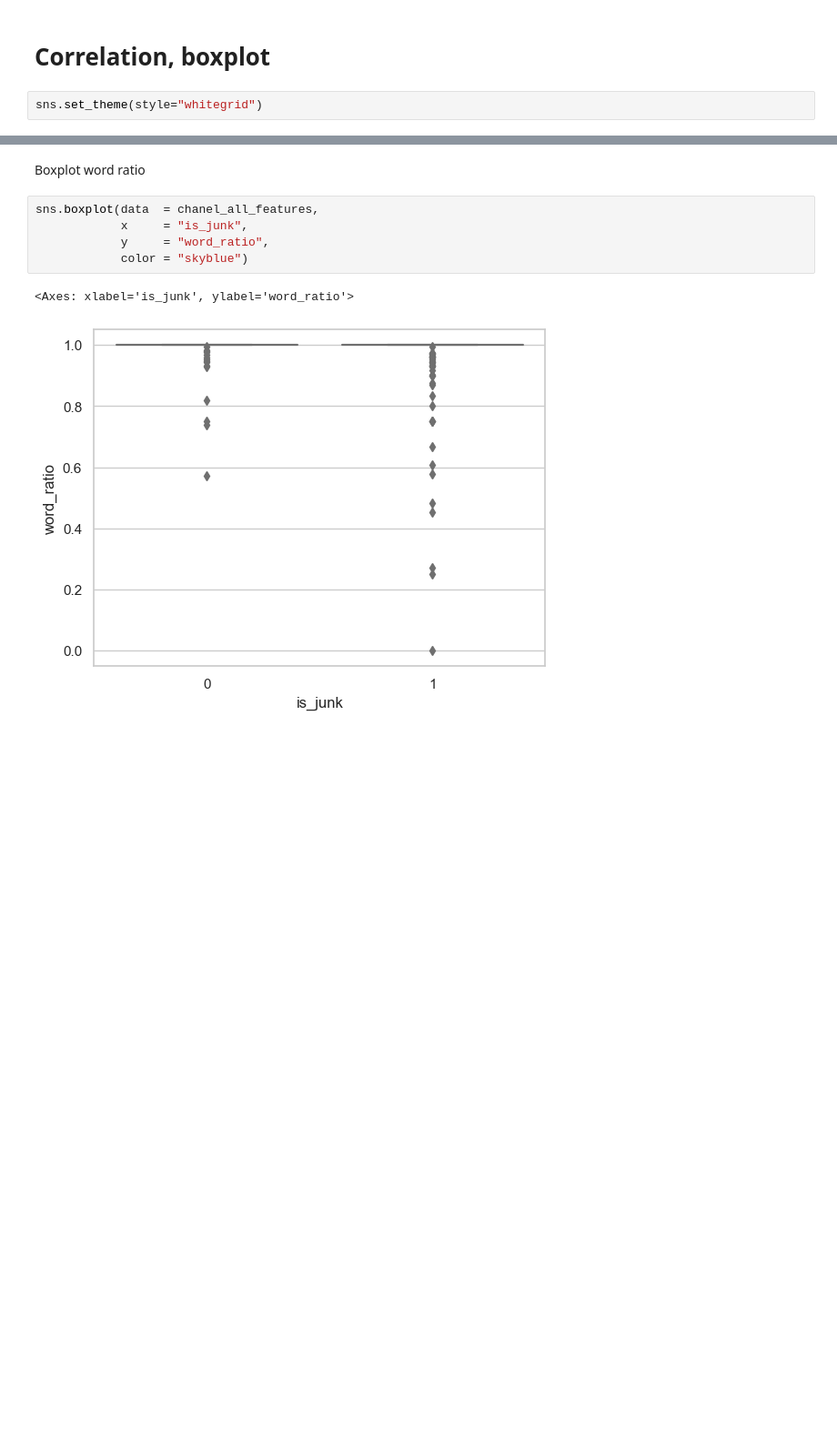
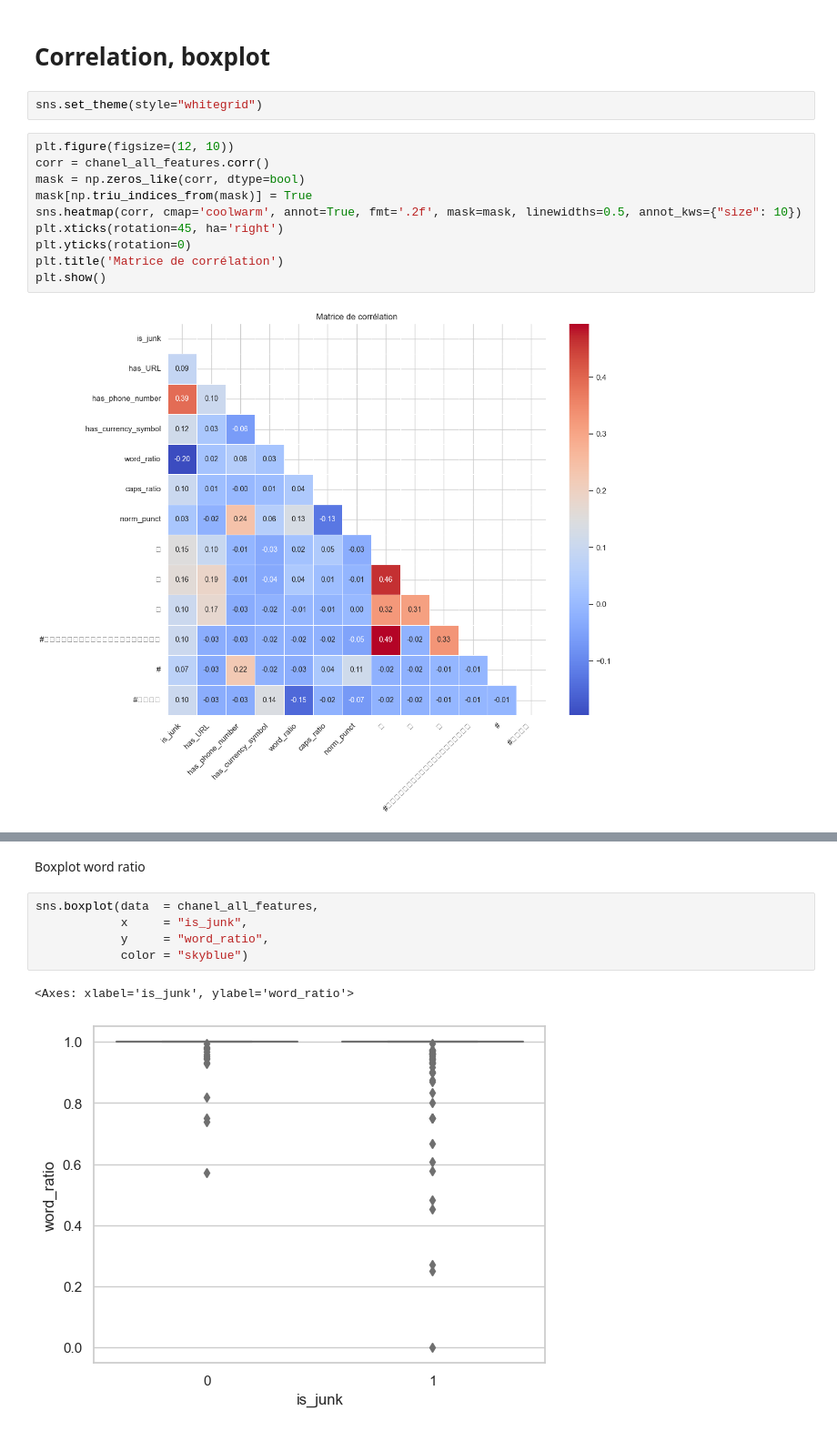
Before and after one commit to atekiouk/Sujet_2, a Jupyter notebook: Notebooks/Junk_post_detection.ipynb, the cells around one changed output, grey strips where cells are left out. Shown at 91% size. Drawn from its saved outputs; the diff is of its cells as text; blank space fills up the shorter version.

```diff
--- a/Notebooks/Junk_post_detection.ipynb
+++ b/Notebooks/Junk_post_detection.ipynb
@@ -216,6 +216,18 @@ chanel_all_features.head()
 # Correlation, boxplot
 # %%
 sns.set_theme(style="whitegrid")
+# %%
+plt.figure(figsize=(12, 10))
+corr = chanel_all_features.corr()
+mask = np.zeros_like(corr, dtype=bool)
+mask[np.triu_indices_from(mask)] = True
+sns.heatmap(corr, cmap='coolwarm', annot=True, fmt='.2f', mask=mask, linewidths=0.5, annot_kws={"size": 10})
+plt.xticks(rotation=45, ha='right')
+plt.yticks(rotation=0)
+plt.title('Matrice de corrélation')
+plt.show()
+# %% [output]
+[figure, added]
 # %%
 corr_df = chanel_all_features.corr(method='pearson')
 
```
Also changed, not shown: parts of 7 cells of this notebook, 1 other file.
